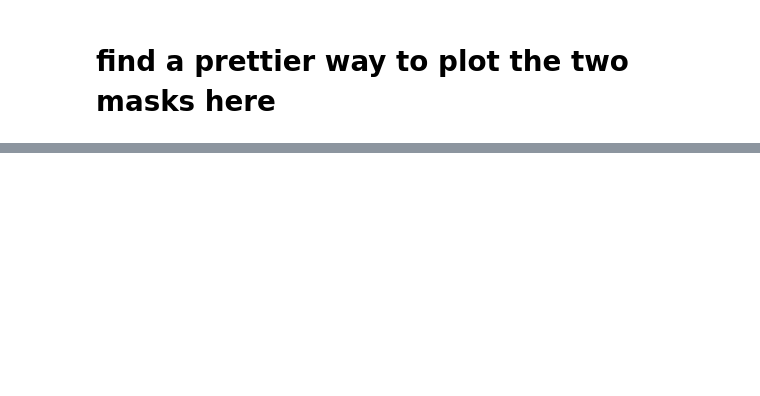
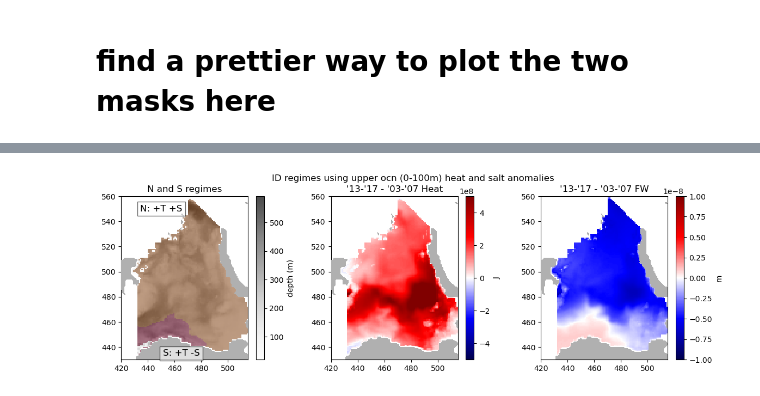
Before and after one commit to margaretmurakami/crios_backups, a Jupyter notebook: ASTE_270/BarentsS_paper/ID_anomalies_BarentsS.ipynb, the cells around one changed output, grey strips where cells are left out. Drawn from its saved outputs; the diff is of its cells as text; code cells hidden in the pictures; blank space fills up the shorter version.

```diff
--- a/ASTE_270/BarentsS_paper/ID_anomalies_BarentsS.ipynb
+++ b/ASTE_270/BarentsS_paper/ID_anomalies_BarentsS.ipynb
@@ -92,6 +97,7 @@ print(npoints)
 364500
 # %%
 # plt.pcolormesh(get_aste_tracer(mymsk,nfx,nfy)[0])
+path = "/home/mmurakami/crios_backups/ASTE_270/BarentsS_paper/sample_figs/"
 # %% [markdown]
 # load the terms for vertically integrated heat and FW content, SIarea
 # %%
@@ -901,0 +905,63 @@ array([    0.  ,   -10.  ,   -20.  ,   -30.  ,   -40.  ,   -50.  ,
+# %%
+# plot just these three
+fig = plt.figure(figsize = (12,4))
+
+# plot the two masks as we did above and what they're based on
+ax = plt.subplot(131)
+cb = ax.pcolormesh(get_aste_tracer(mygrid['Depth'] * mymsk, nfx, nfy)[0],
+                   alpha=0.7, cmap="Greys")
+plt.colorbar(cb,label="depth (m)")
+
+# Set axis limits
+ax.set_xlim(420, 515)
+ax.set_ylim(430, 560)
+
+# First colormap: Southern portion
+test1 = msk1.copy()
+test1[test1 == 0] = np.nan  # Replace 0 with NaN for transparency
+ax.pcolormesh(get_aste_tracer(test1, nfx, nfy)[0], alpha=0.5, cmap="RdBu")
+
+# Add label for the first colormap
+ax.text(450, 550, "N: +T +S", color='black', fontsize=12,
+        ha='center', va='center', bbox=dict(facecolor='white', alpha=0.6))
+
+# Second colormap: Northern portion
+test2 = msk2.copy()
+test2[test2 == 0] = np.nan  # Replace 0 with NaN for transparency
+ax.pcolormesh(get_aste_tracer(test2, nfx, nfy)[0], alpha=0.5, cmap="PuOr")
+
+# Add label for the second colormap
+ax.text(465, 435, "S: +T -S", color='black', fontsize=12,
+        ha='center', va='center', bbox=dict(facecolor='white', alpha=0.6),zorder=6)
+
+ax.contourf(get_aste_tracer(landmsk,nfx,nfy)[0],cmap="Greys",zorder=5,levels=np.arange(-1,6,1))
+ax.set_title("N and S regimes")
+
+# do the second plot of the heat anomaly
+ax = plt.subplot(132)
+data = heat_content5yrs[-1] - heat_content5yrs[0]
+data[data == 0] = np.nan
+cb = ax.pcolormesh(get_aste_tracer(data,nfx,nfy)[0],cmap='seismic',vmin=-5e8,vmax=5e8)
+plt.colorbar(cb,label="J")
+ax.contourf(get_aste_tracer(landmsk,nfx,nfy)[0],cmap="Greys",zorder=5,levels=np.arange(-1,6,1))
+ax.set_xlim(420, 515)
+ax.set_ylim(430, 560)
+ax.set_title("'13-'17 - '03-'07 Heat")
+
+# do the second plot of the heat anomaly
+ax = plt.subplot(133)
+data = fw_content5yrs[-1] - fw_content5yrs[0]
+data[data == 0] = np.nan
+cb = ax.pcolormesh(get_aste_tracer(data,nfx,nfy)[0],cmap='seismic',vmin=-1e-8,vmax=1e-8)
+plt.colorbar(cb,label="m")
+ax.contourf(get_aste_tracer(landmsk,nfx,nfy)[0],cmap="Greys",zorder=5,levels=np.arange(-1,6,1))
+ax.set_xlim(420, 515)
+ax.set_ylim(430, 560)
+ax.set_title("'13-'17 - '03-'07 FW")
+
+fig.tight_layout(pad=2.0)  # Increase padding between subplots
+plt.suptitle("ID regimes using upper ocn (0-100m) heat and salt anomalies")
+
+plt.savefig(path + "regime_100m.png",dpi=300)
+# %% [output]
+[figure, added]
```
Also changed, not shown: parts of 25 cells of this notebook, 20 other files.
